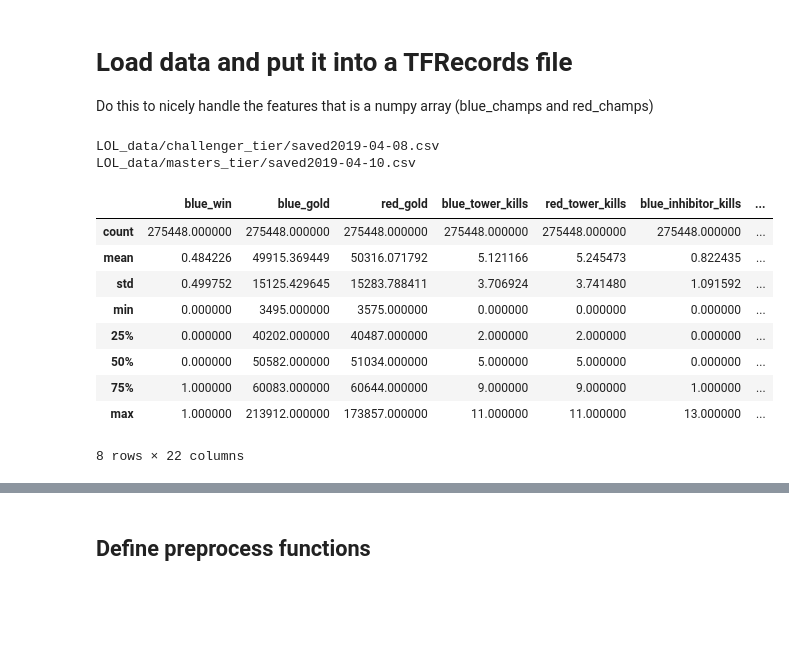
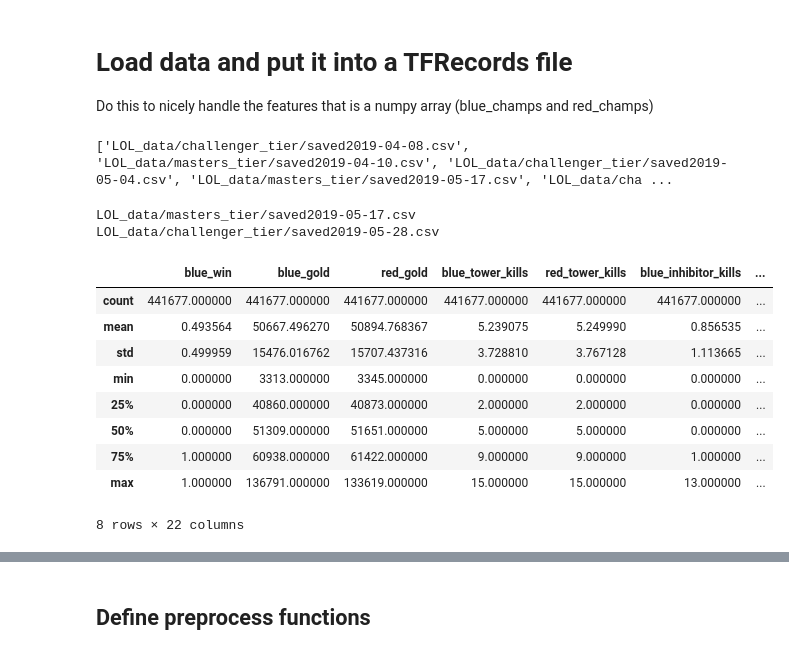
Before and after one commit to JoshEZiegler/MLProjects, a Jupyter notebook: LeagueOfLegendsProject/LOLDataCollection.ipynb, the cells around one changed output, grey strips where cells are left out. Cells and saved outputs as stored; diff of their text form; code cells hidden in the pictures; blank space fills up the shorter version.

```diff
--- a/LeagueOfLegendsProject/LOLDataCollection.ipynb
+++ b/LeagueOfLegendsProject/LOLDataCollection.ipynb
@@ -406,27 +405,34 @@ lol_df_processed.to_csv(files[-1][:-5]+'.csv')
 # %% [markdown]
 # Load data and put it into a TFRecords file
 Do this to nicely handle the features that is a numpy array (blue_champs and red_champs)
+# %%
+lol_df = None
+#get all files in challenger_tier data folder, then sort by date
+files = glob.glob(os.path.join('LOL_data','*','*.csv'))
+files.sort(key=os.path.getmtime)
+print(files)
+# %% [output]
+['LOL_data/challenger_tier/saved2019-04-08.csv', 'LOL_data/masters_tier/saved2019-04-10.csv', 'LOL_data/challenger_tier/saved2019-05-04.csv', 'LOL_data/masters_tier/saved2019-05-17.csv', 'LOL_data/cha ...
 # %%
-lol_df = None
-for filename in glob.glob(os.path.join('LOL_data','*','*.csv')):
+for filename in files[-2:]:
     print(filename)
     if type(lol_df)==None:
         lol_df = pd.read_csv(filename, usecols=range(1,24))
     else:
         lol_df = pd.concat([lol_df, pd.read_csv(filename, usecols=range(1,24))],ignore_index=True)
 
 lol_df = lol_df.reindex(np.random.permutation(lol_df.index))
 lol_df.describe()
 # %% [output]
-LOL_data/challenger_tier/saved2019-04-08.csv
-LOL_data/masters_tier/saved2019-04-10.csv
+LOL_data/masters_tier/saved2019-05-17.csv
+LOL_data/challenger_tier/saved2019-05-28.csv
 |  | blue_win | blue_gold | red_gold | blue_tower_kills | red_tower_kills | blue_inhibitor_kills | ... |
-| count | 275448.000000 | 275448.000000 | 275448.000000 | 275448.000000 | 275448.000000 | 275448.000000 | ... |
-| mean | 0.484226 | 49915.369449 | 50316.071792 | 5.121166 | 5.245473 | 0.822435 | ... |
-| std | 0.499752 | 15125.429645 | 15283.788411 | 3.706924 | 3.741480 | 1.091592 | ... |
-| min | 0.000000 | 3495.000000 | 3575.000000 | 0.000000 | 0.000000 | 0.000000 | ... |
-| 25% | 0.000000 | 40202.000000 | 40487.000000 | 2.000000 | 2.000000 | 0.000000 | ... |
-| 50% | 0.000000 | 50582.000000 | 51034.000000 | 5.000000 | 5.000000 | 0.000000 | ... |
-| 75% | 1.000000 | 60083.000000 | 60644.000000 | 9.000000 | 9.000000 | 1.000000 | ... |
-| max | 1.000000 | 213912.000000 | 173857.000000 | 11.000000 | 11.000000 | 13.000000 | ... |
+| count | 441677.000000 | 441677.000000 | 441677.000000 | 441677.000000 | 441677.000000 | 441677.000000 | ... |
+| mean | 0.493564 | 50667.496270 | 50894.768367 | 5.239075 | 5.249990 | 0.856535 | ... |
+| std | 0.499959 | 15476.016762 | 15707.437316 | 3.728810 | 3.767128 | 1.113665 | ... |
+| min | 0.000000 | 3313.000000 | 3345.000000 | 0.000000 | 0.000000 | 0.000000 | ... |
+| 25% | 0.000000 | 40860.000000 | 40873.000000 | 2.000000 | 2.000000 | 0.000000 | ... |
+| 50% | 0.000000 | 51309.000000 | 51651.000000 | 5.000000 | 5.000000 | 0.000000 | ... |
+| 75% | 1.000000 | 60938.000000 | 61422.000000 | 9.000000 | 9.000000 | 1.000000 | ... |
+| max | 1.000000 | 136791.000000 | 133619.000000 | 15.000000 | 15.000000 | 13.000000 | ... |
 8 rows × 22 columns
```
Also changed, not shown: parts of 19 cells of this notebook, 50 other files.
